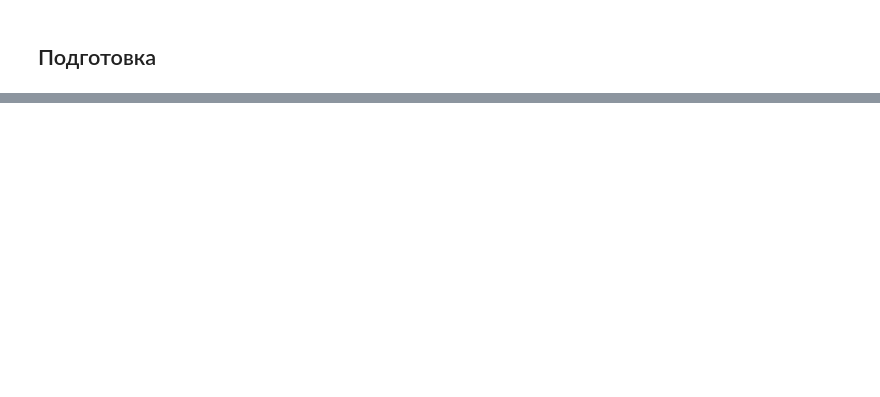
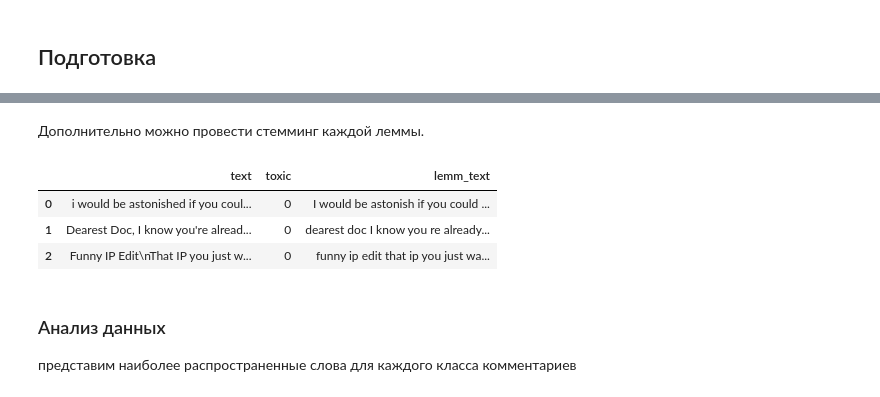
Before and after one commit to acetat/projects_yandex, a Jupyter notebook: project-comments/project_comments.ipynb, the cells around one changed output, grey strips where cells are left out. Cells and saved outputs as stored; diff of their text form; code cells hidden in the pictures; blank space fills up the shorter version.

```diff
--- a/project-comments/project_comments.ipynb
+++ b/project-comments/project_comments.ipynb
@@ -157,0 +59,10 @@ F1-score: 0.7
+# %%
+lemmatizer = spacy.load('en_core_web_sm')
+def lem(text):
+    text = text.lower()
+    cleared_text = text.replace('\n', ' ')
+    cleared_text = " ".join(re.sub(r'[^a-zA-Z ]', '', cleared_text).split())
+
+    lemm_text = [token.lemma_ for token in lemmatizer(cleared_text)]
+    lemm_text = " ".join(lemm_text)
+    return lemm_text
@@ -157,0 +79,3 @@ F1-score: 0.7
+# %%
+%%time
+df['lemm_text'] = df['text'].apply(lem)
@@ -157,0 +84,2 @@ F1-score: 0.7
+# %% [markdown]
+Дополнительно можно провести стемминг  каждой леммы.
@@ -157,0 +90,10 @@ F1-score: 0.7
+# %%
+df.head(3)
+# %% [output]
+|  | text | toxic | lemm_text |
+| 0 | i would be astonished if you coul... | 0 | I would be astonish if you could ... |
+| 1 | Dearest Doc, I know you're alread... | 0 | dearest doc I know you re already... |
+| 2 | Funny IP Edit\nThat IP you just w... | 0 | funny ip edit that ip you just wa... |
+# %% [markdown]
+### Анализ данных
+представим наиболее распространенные слова для каждого класса комментариев
```
Also changed, not shown: parts of 45 cells of this notebook, 2 other files.
